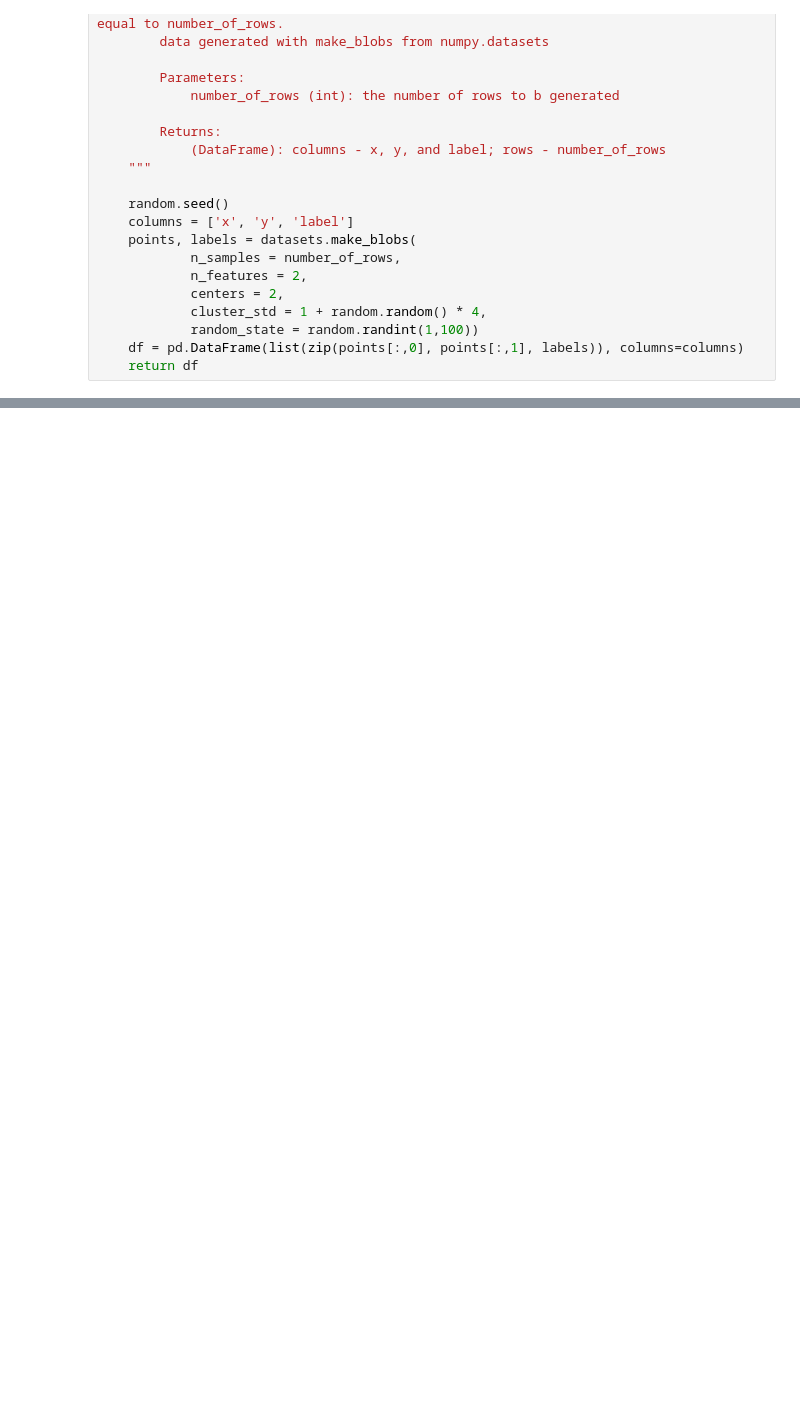
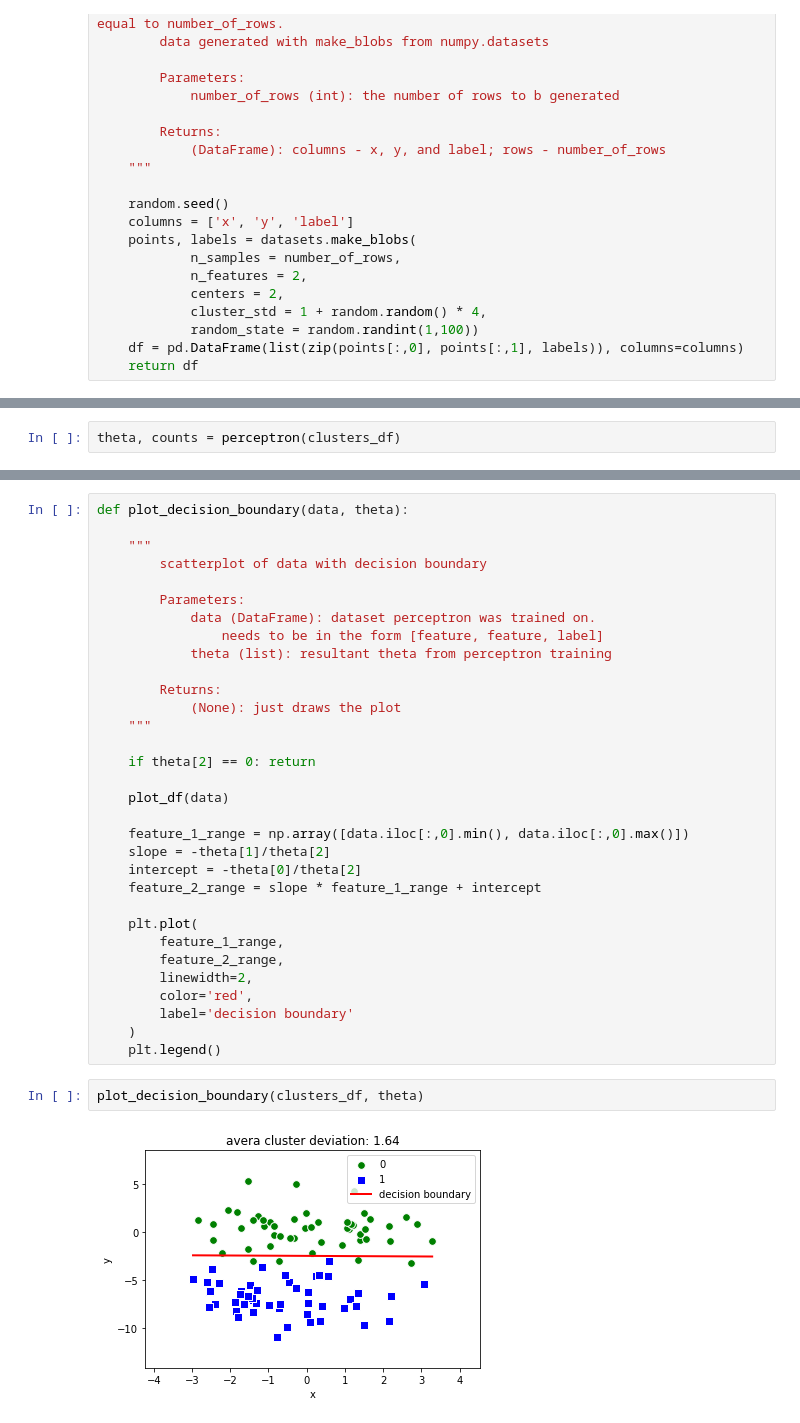
Before and after one commit to machadojohn/HW1, a Jupyter notebook: src/machado/perceptron.ipynb, the cells around one changed output, grey strips where cells are left out. Cells and saved outputs as stored; diff of their text form; blank space fills up the shorter version.

Commit message:
flattened perceptron

```diff
--- a/src/machado/perceptron.ipynb
+++ b/src/machado/perceptron.ipynb
@@ -251,0 +155,2 @@ print(_perceptron.theta)
+# %%
+theta, counts = perceptron(clusters_df)
@@ -251,0 +180,36 @@ print(_perceptron.theta)
+# %%
+def plot_decision_boundary(data, theta):
+
+    """
+        scatterplot of data with decision boundary
+
+        Parameters:
+            data (DataFrame): dataset perceptron was trained on.
+                needs to be in the form [feature, feature, label]
+            theta (list): resultant theta from perceptron training
+
+        Returns:
+            (None): just draws the plot
+    """
+
+    if theta[2] == 0: return
+
+    plot_df(data)
+
+    feature_1_range = np.array([data.iloc[:,0].min(), data.iloc[:,0].max()])
+    slope = -theta[1]/theta[2]
+    intercept = -theta[0]/theta[2]
+    feature_2_range = slope * feature_1_range + intercept
+
+    plt.plot(
+        feature_1_range,
+        feature_2_range,
+        linewidth=2,
+        color='red',
+        label='decision boundary'
+    )
+    plt.legend()
+# %%
+plot_decision_boundary(clusters_df, theta)
+# %% [output]
+[figure, added]
```
Also changed, not shown: parts of 16 cells of this notebook.
